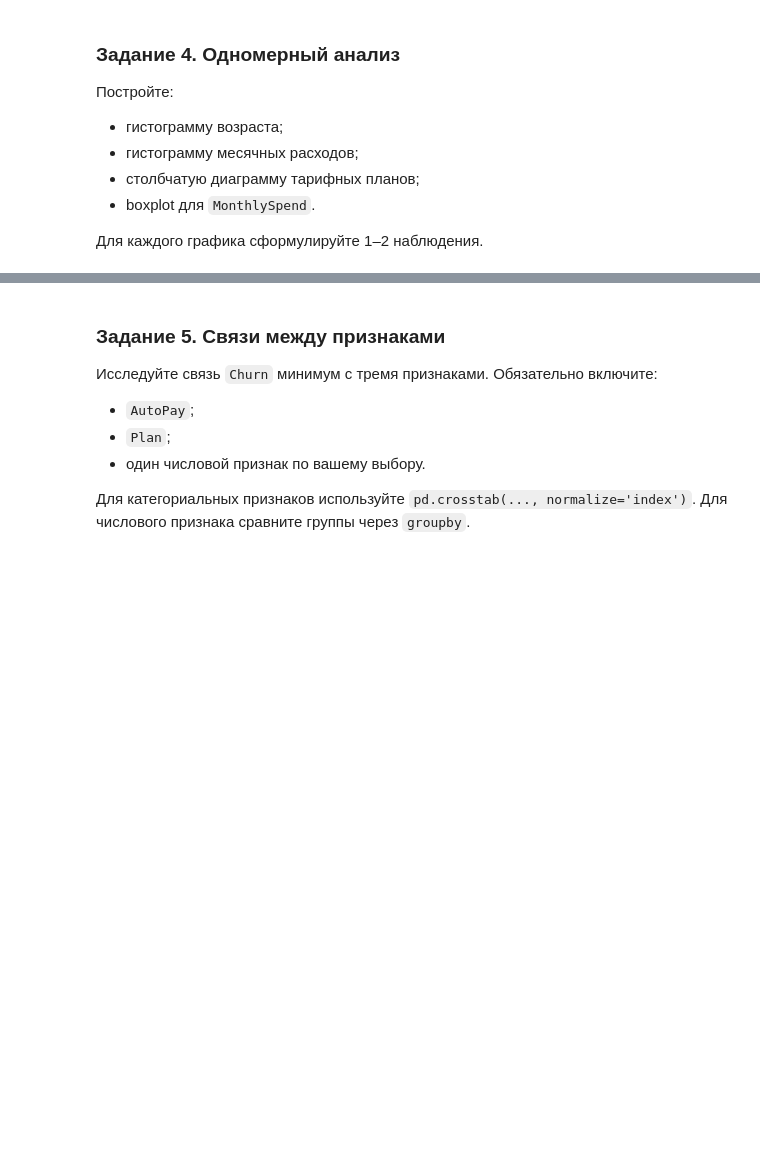
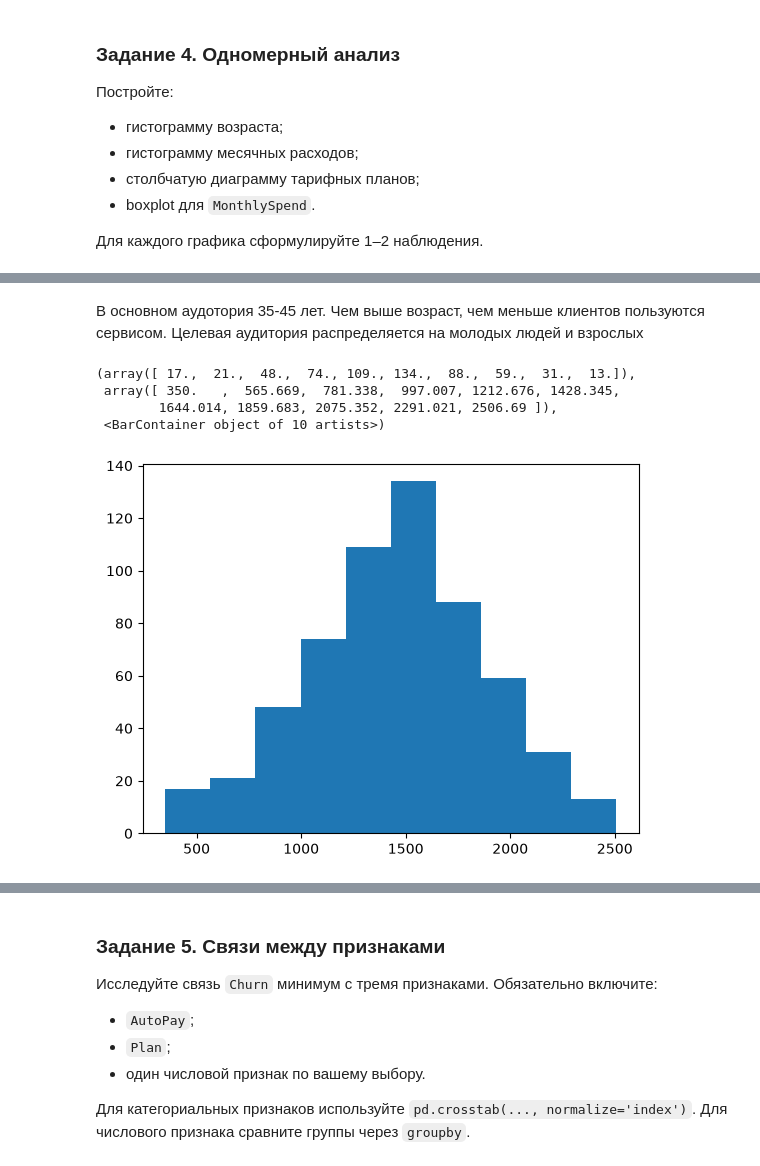
Before and after one commit to PurpleSwtr/asu-ai-environment, a Jupyter notebook: labs/lab1/lab1.ipynb, the cells around one changed output, grey strips where cells are left out. Drawn from its saved outputs; the diff is of its cells as text; code cells hidden in the pictures; blank space fills up the shorter version.

```diff
--- a/labs/lab1/lab1.ipynb
+++ b/labs/lab1/lab1.ipynb
@@ -319,0 +325,10 @@ Name: UsageHours, dtype: float64
+# %% [markdown]
+В основном аудотория 35-45 лет. Чем выше возраст, чем меньше клиентов пользуются сервисом. Целевая аудитория распределяется на молодых людей и взрослых
+# %%
+plt.hist(clean_df["MonthlySpend"])
+# %% [output]
+(array([ 17.,  21.,  48.,  74., 109., 134.,  88.,  59.,  31.,  13.]),
+ array([ 350.   ,  565.669,  781.338,  997.007, 1212.676, 1428.345,
+        1644.014, 1859.683, 2075.352, 2291.021, 2506.69 ]),
+ <BarContainer object of 10 artists>)
+[figure, added]
```
Also changed, not shown: parts of 4 cells of this notebook.
